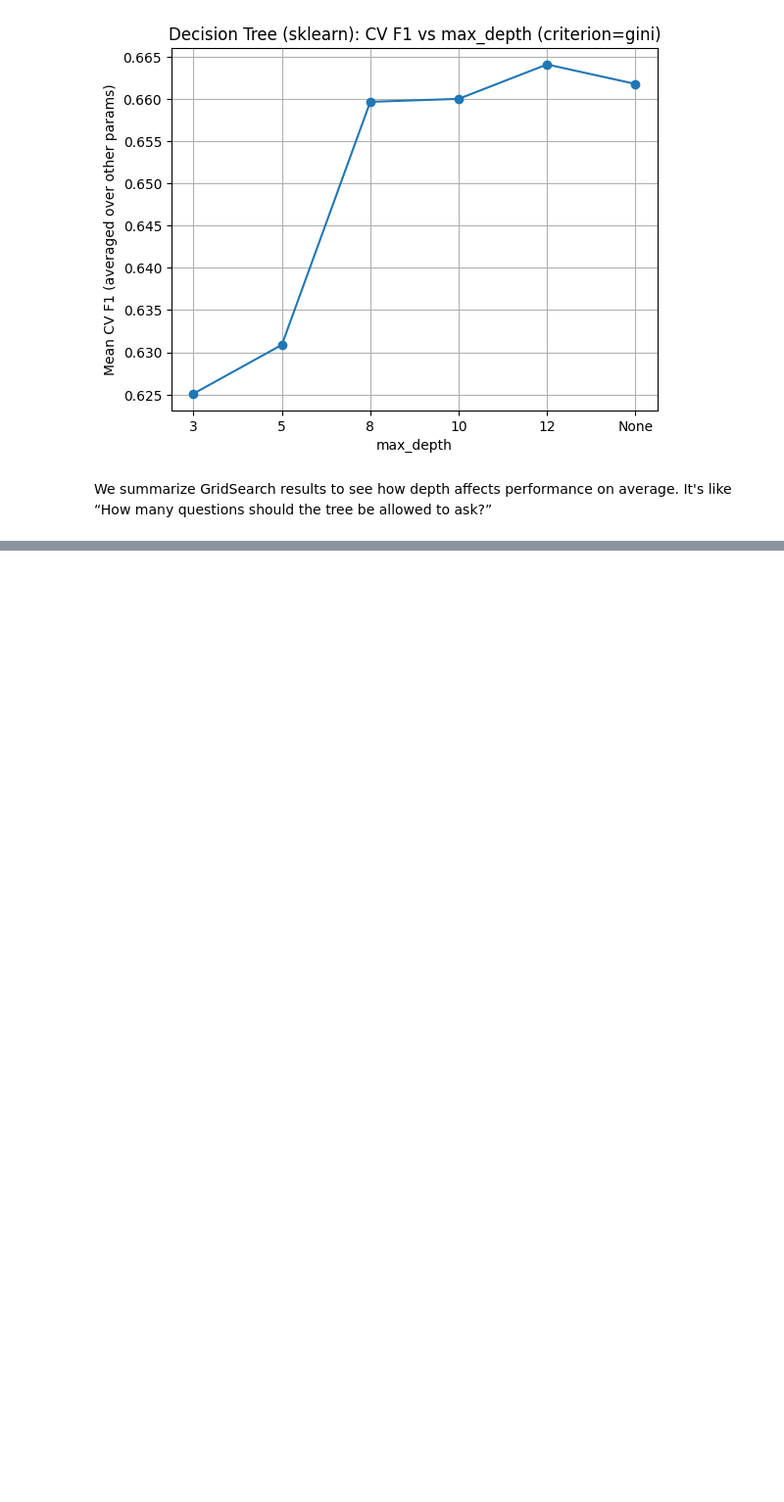
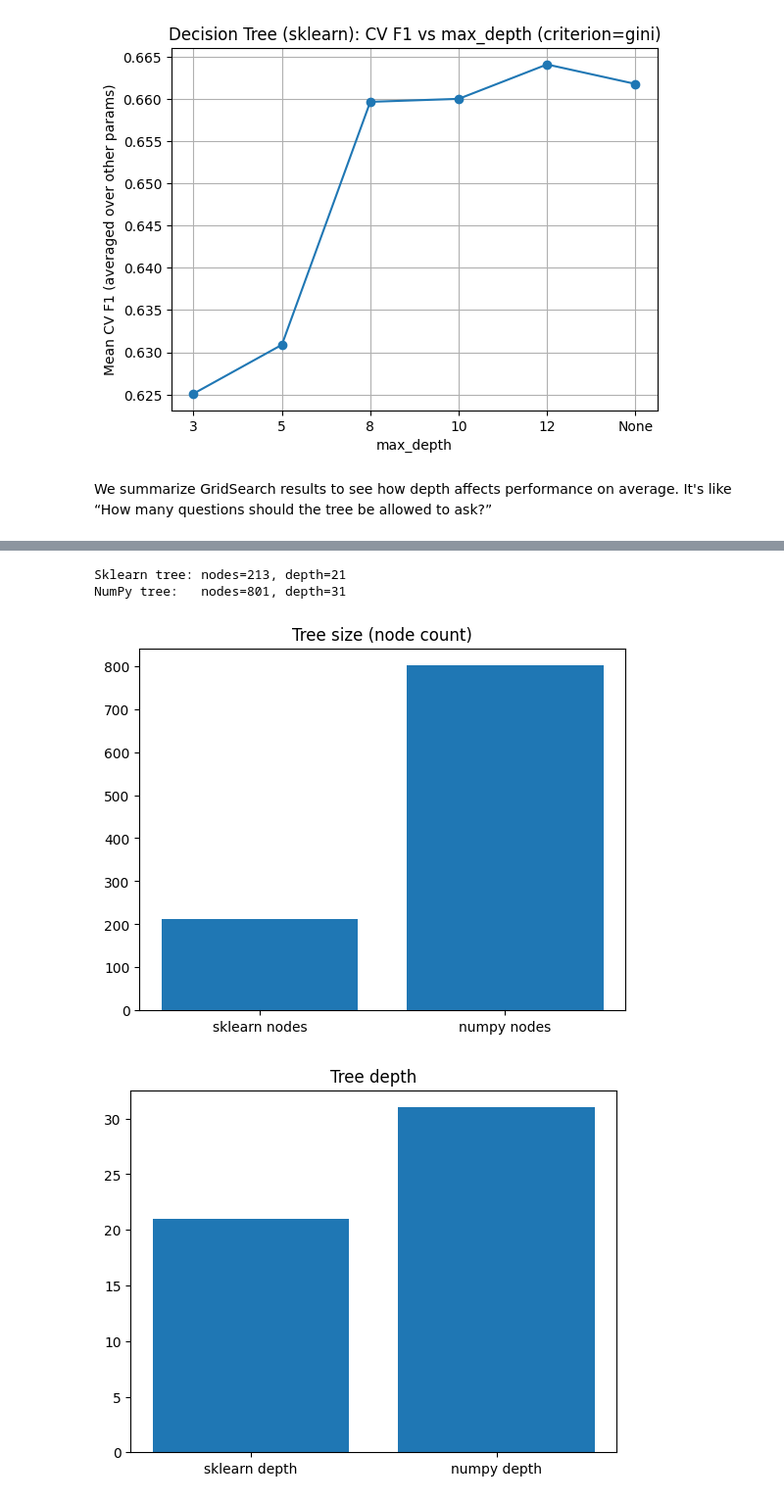
Before and after one commit to Ji980420/Project-ML_VU, a Jupyter notebook: First_tree.ipynb, the cells around one changed output, grey strips where cells are left out. Shown at 98% size. Saved outputs shown, nothing was run; the diff lists cells and outputs as text; code cells hidden in the pictures; blank space fills up the shorter version.

```diff
--- a/First_tree.ipynb
+++ b/First_tree.ipynb
@@ -456,0 +629,5 @@ We summarize GridSearch results to see how depth affects performance on average.
+# %%
+pre = best_model.named_steps["preprocess"]  # already fitted
+
+Xtr = pre.transform(X_train)
+Xte = pre.transform(X_test)
@@ -456,0 +828,41 @@ We summarize GridSearch results to see how depth affects performance on average.
+# %%
+# sklearn tree stats
+sk_tree = best_model.named_steps["model"].tree_
+sk_node_count = sk_tree.node_count
+sk_depth = best_model.named_steps["model"].get_depth()
+
+# numpy tree stats (helpers)
+def numpy_tree_node_count(node):
+    if node is None:
+        return 0
+    if node.is_leaf:
+        return 1
+    return 1 + numpy_tree_node_count(node.left) + numpy_tree_node_count(node.right)
+
+def numpy_tree_depth(node):
+    if node is None:
+        return 0
+    if node.is_leaf:
+        return 1
+    return 1 + max(numpy_tree_depth(node.left), numpy_tree_depth(node.right))
+
+np_node_count = numpy_tree_node_count(ntree.root_)
+np_depth = numpy_tree_depth(ntree.root_)
+
+print(f"Sklearn tree: nodes={sk_node_count}, depth={sk_depth}")
+print(f"NumPy tree:   nodes={np_node_count}, depth={np_depth}")
+
+plt.figure()
+plt.bar(["sklearn nodes", "numpy nodes"], [sk_node_count, np_node_count])
+plt.title("Tree size (node count)")
+plt.show()
+
+plt.figure()
+plt.bar(["sklearn depth", "numpy depth"], [sk_depth, np_depth])
+plt.title("Tree depth")
+plt.show()
+# %% [output]
+Sklearn tree: nodes=213, depth=21
+NumPy tree:   nodes=801, depth=31
+[figure, added]
+[figure, added]
```
Also changed, not shown: parts of 18 cells of this notebook.
